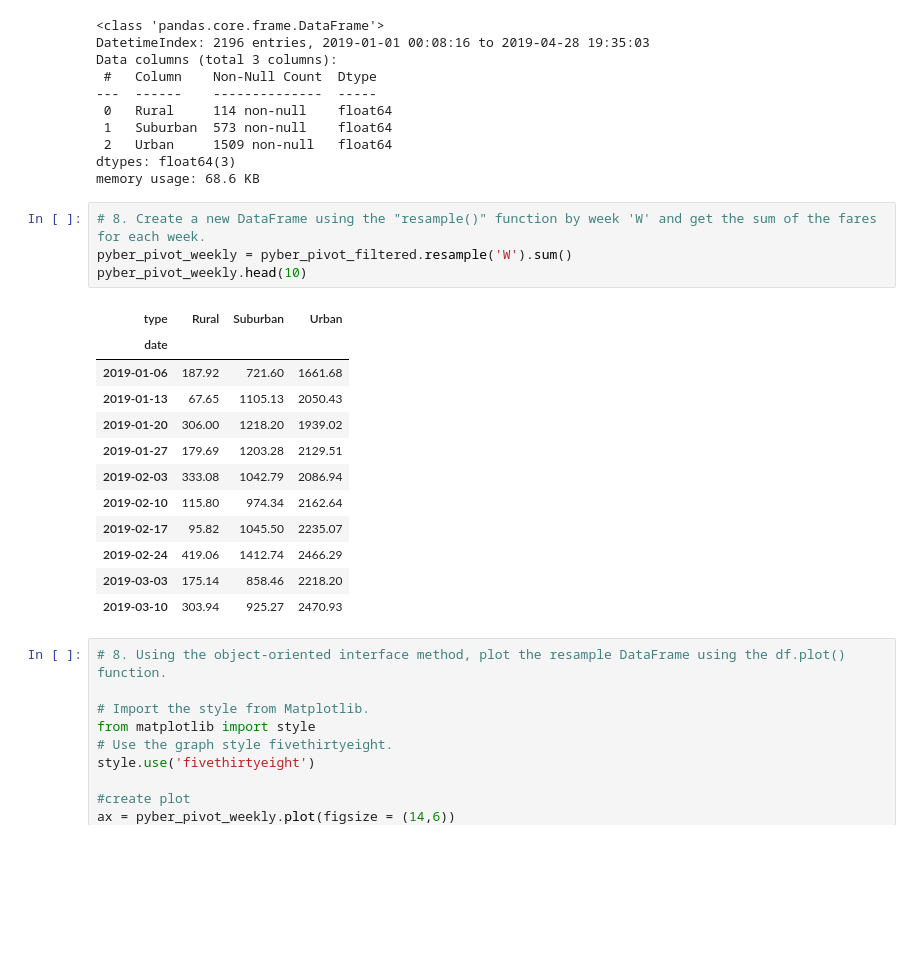
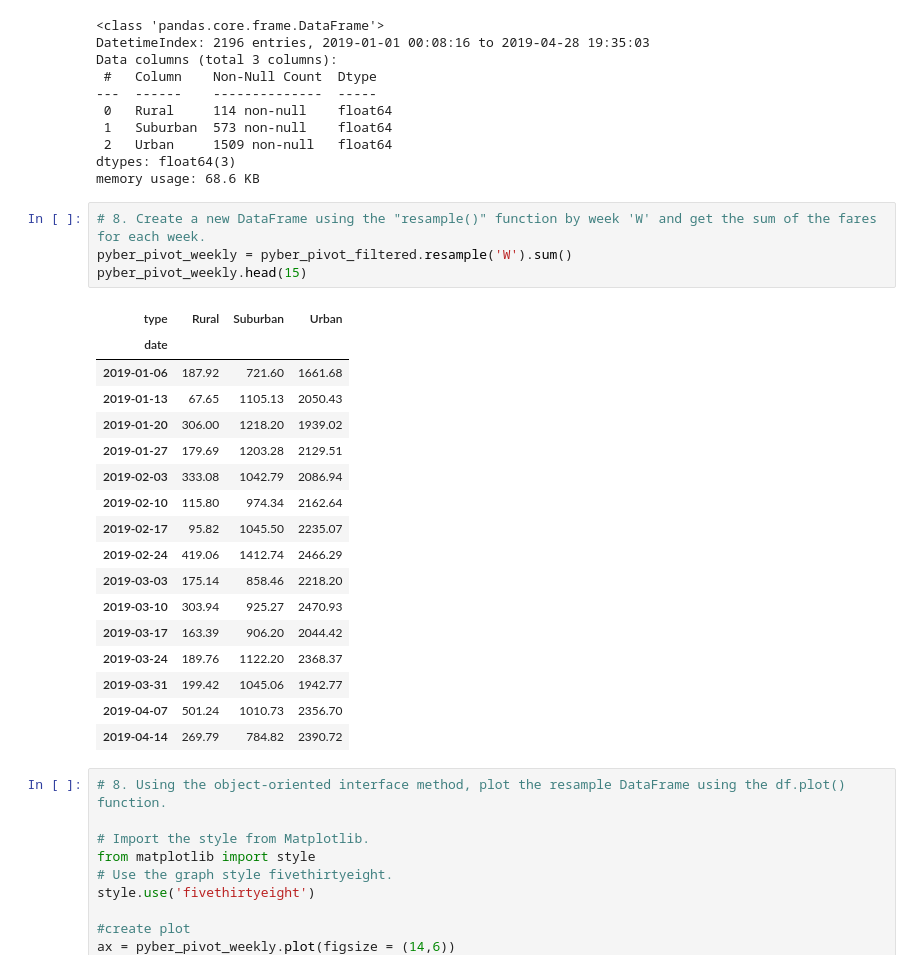
Before and after one commit to ClayMack/PyBer_Analysis, a Jupyter notebook: PyBer_Challenge.ipynb, the cells around one changed output. Saved outputs shown, nothing was run; the diff lists cells and outputs as text; blank space fills up the shorter version.

```diff
--- a/PyBer_Challenge.ipynb
+++ b/PyBer_Challenge.ipynb
@@ -226,20 +226,25 @@ memory usage: 68.6 KB
 # %%
 # 8. Create a new DataFrame using the "resample()" function by week 'W' and get the sum of the fares for each week.
 pyber_pivot_weekly = pyber_pivot_filtered.resample('W').sum()
-pyber_pivot_weekly.head(10)
+pyber_pivot_weekly.head(15)
 # %% [output]
 | type | Rural | Suburban | Urban |
 | date |  |  |  |
 | 2019-01-06 | 187.92 | 721.60 | 1661.68 |
 | 2019-01-13 | 67.65 | 1105.13 | 2050.43 |
 | 2019-01-20 | 306.00 | 1218.20 | 1939.02 |
 | 2019-01-27 | 179.69 | 1203.28 | 2129.51 |
 | 2019-02-03 | 333.08 | 1042.79 | 2086.94 |
 | 2019-02-10 | 115.80 | 974.34 | 2162.64 |
 | 2019-02-17 | 95.82 | 1045.50 | 2235.07 |
 | 2019-02-24 | 419.06 | 1412.74 | 2466.29 |
 | 2019-03-03 | 175.14 | 858.46 | 2218.20 |
 | 2019-03-10 | 303.94 | 925.27 | 2470.93 |
+| 2019-03-17 | 163.39 | 906.20 | 2044.42 |
+| 2019-03-24 | 189.76 | 1122.20 | 2368.37 |
+| 2019-03-31 | 199.42 | 1045.06 | 1942.77 |
+| 2019-04-07 | 501.24 | 1010.73 | 2356.70 |
+| 2019-04-14 | 269.79 | 784.82 | 2390.72 |
 # %%
 # 8. Using the object-oriented interface method, plot the resample DataFrame using the df.plot() function.
 
```
Also changed, not shown: 1 other file.
